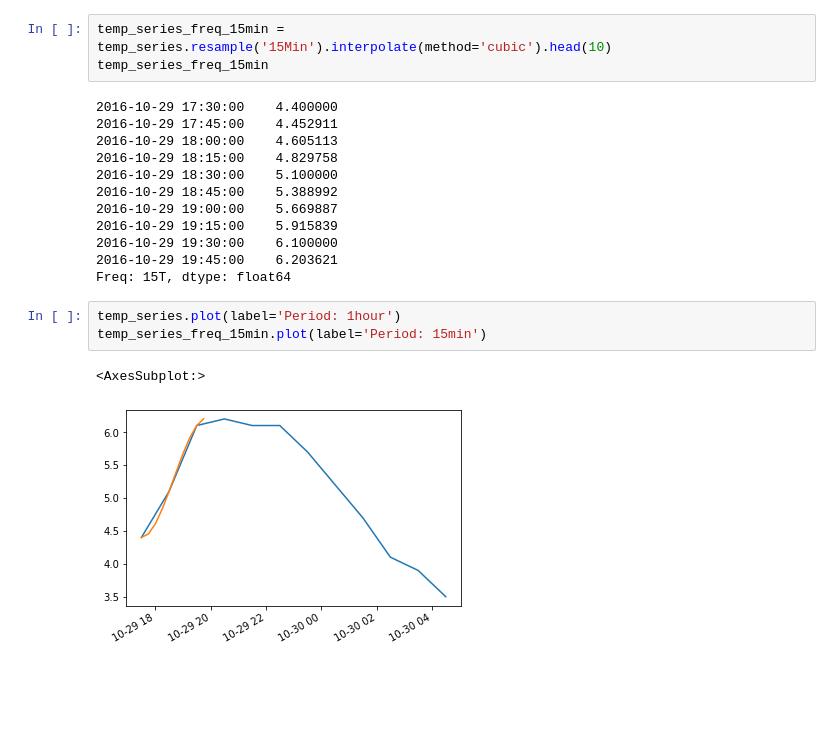
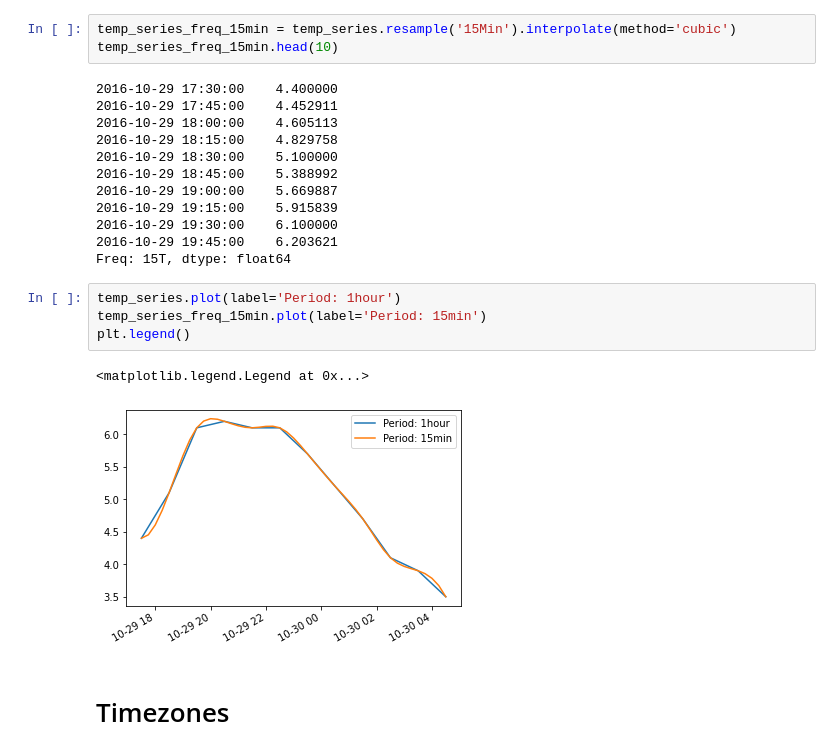
Before and after one commit to umeshraj/hands_on_ml, a Jupyter notebook: utils_pandas.ipynb, the cells around one changed output. Cells and saved outputs as stored; diff of their text form; blank space fills up the shorter version.

```diff
--- a/utils_pandas.ipynb
+++ b/utils_pandas.ipynb
@@ -208,8 +209,8 @@ temp_series_freq_15min
 2016-10-29 19:45:00    NaN
 Freq: 15T, dtype: float64
 # %%
-temp_series_freq_15min = temp_series.resample('15Min').interpolate(method='cubic').head(10)
-temp_series_freq_15min
+temp_series_freq_15min = temp_series.resample('15Min').interpolate(method='cubic')
+temp_series_freq_15min.head(10)
 # %% [output]
 2016-10-29 17:30:00    4.400000
 2016-10-29 17:45:00    4.452911
@@ -225,6 +226,9 @@ Freq: 15T, dtype: float64
 # %%
 temp_series.plot(label='Period: 1hour')
 temp_series_freq_15min.plot(label='Period: 15min')
+plt.legend()
 # %% [output]
-<AxesSubplot:>
+<matplotlib.legend.Legend at 0x...>
-[figure, old version]
+[figure, new version]
+# %% [markdown]
+# Timezones
```
Also changed, not shown: parts of 17 cells of this notebook.
